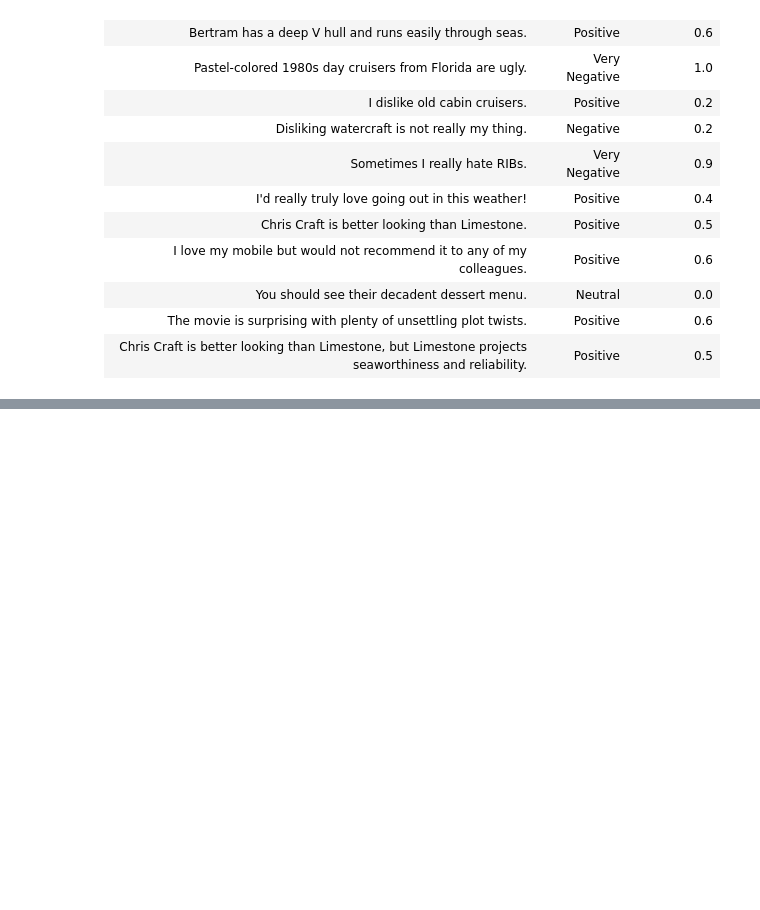
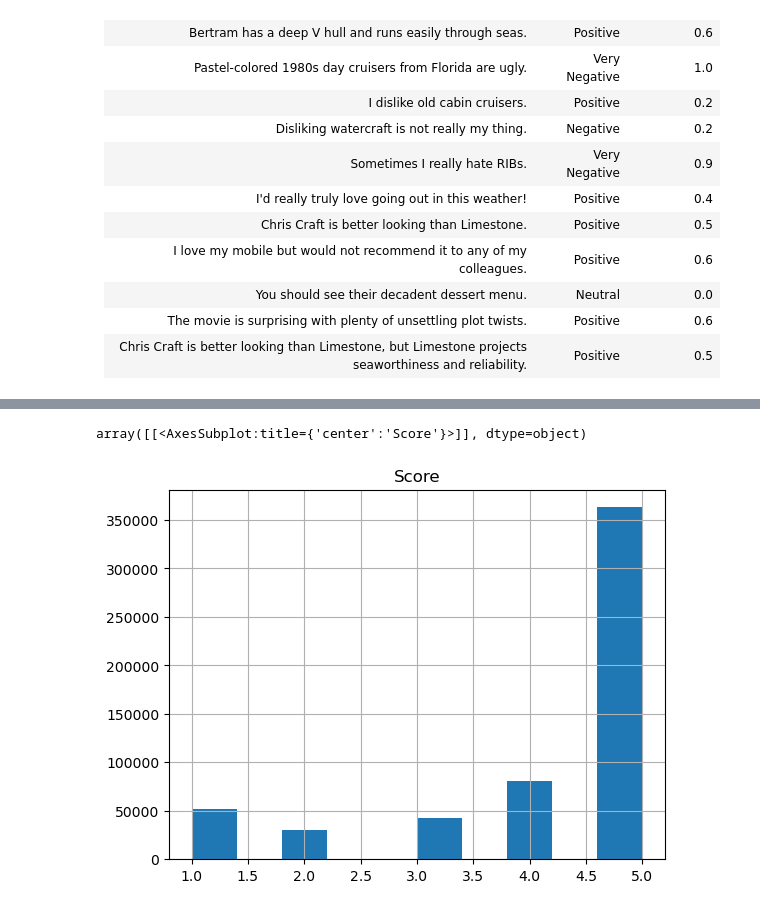
Before and after one commit to FlyingWhalesHQ/flying-whales-blog, a Jupyter notebook: _notebooks/45SentimentAnalysis.ipynb, the cells around one changed output, grey strips where cells are left out. Saved outputs shown, nothing was run; the diff lists cells and outputs as text; code cells hidden in the pictures; blank space fills up the shorter version.

```diff
--- a/_notebooks/45SentimentAnalysis.ipynb
+++ b/_notebooks/45SentimentAnalysis.ipynb
@@ -74,0 +207,5 @@ Very Positive
+# %%
+data.hist(column='Score')
+# %% [output]
+array([[<AxesSubplot:title={'center':'Score'}>]], dtype=object)
+[figure, added]
```
Also changed, not shown: parts of 17 cells of this notebook, 13 other files.
